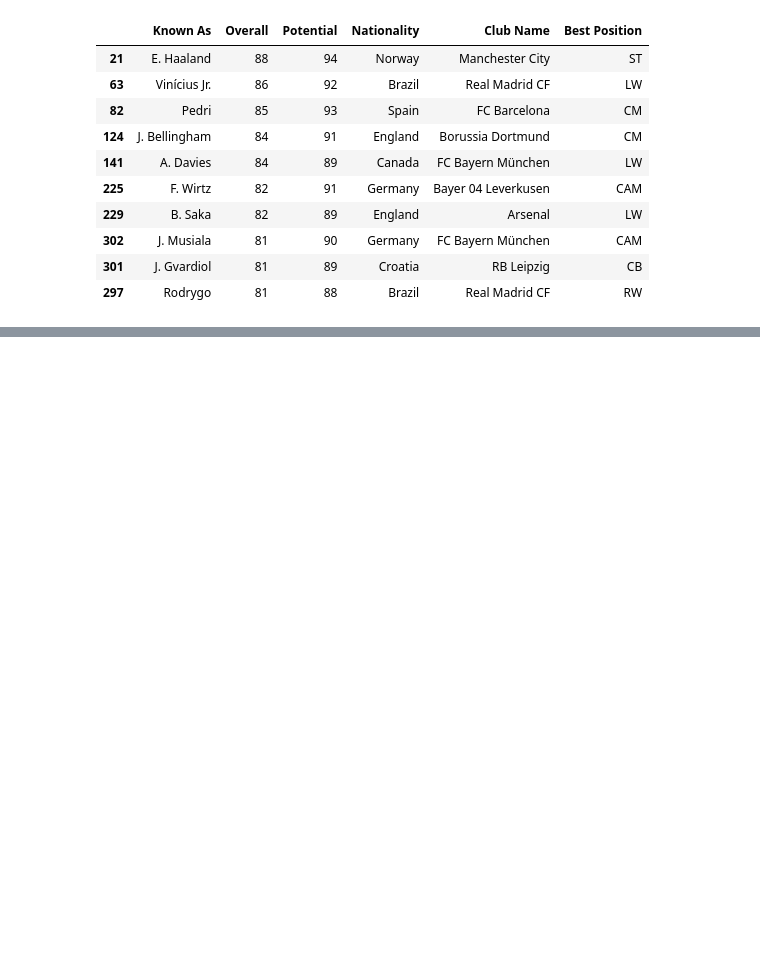
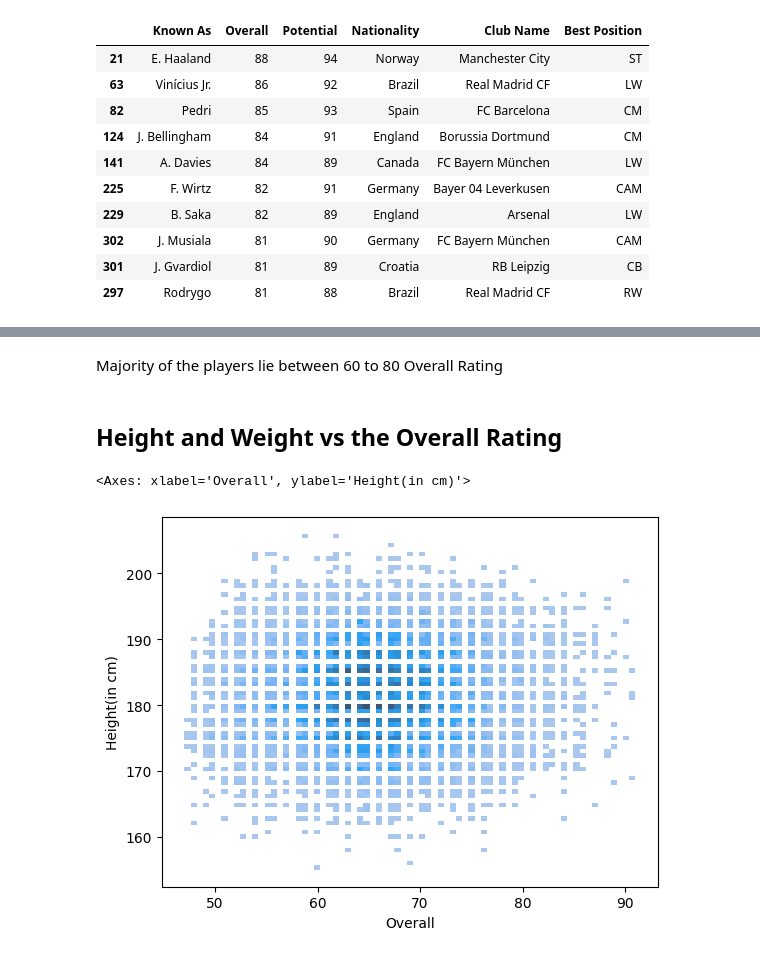
Before and after one commit to vanshuwjoshi/FIFA23-Data-Analysis, a Jupyter notebook: FIFA23-Players-EDA.ipynb, the cells around one changed output, grey strips where cells are left out. Saved outputs shown, nothing was run; the diff lists cells and outputs as text; code cells hidden in the pictures; blank space fills up the shorter version.

```diff
--- a/FIFA23-Players-EDA.ipynb
+++ b/FIFA23-Players-EDA.ipynb
@@ -211,0 +232,9 @@ get_top_10_category(df[df["Age"]<=21],["Overall","Potential"])
+# %% [markdown]
+Majority of the players lie between 60 to 80 Overall Rating
+# %% [markdown]
+## Height and Weight vs the Overall Rating
+# %%
+sns.histplot(x=df["Overall"],y=df["Height(in cm)"])
+# %% [output]
+<Axes: xlabel='Overall', ylabel='Height(in cm)'>
+[figure, added]
```
Also changed, not shown: parts of 14 cells of this notebook.
